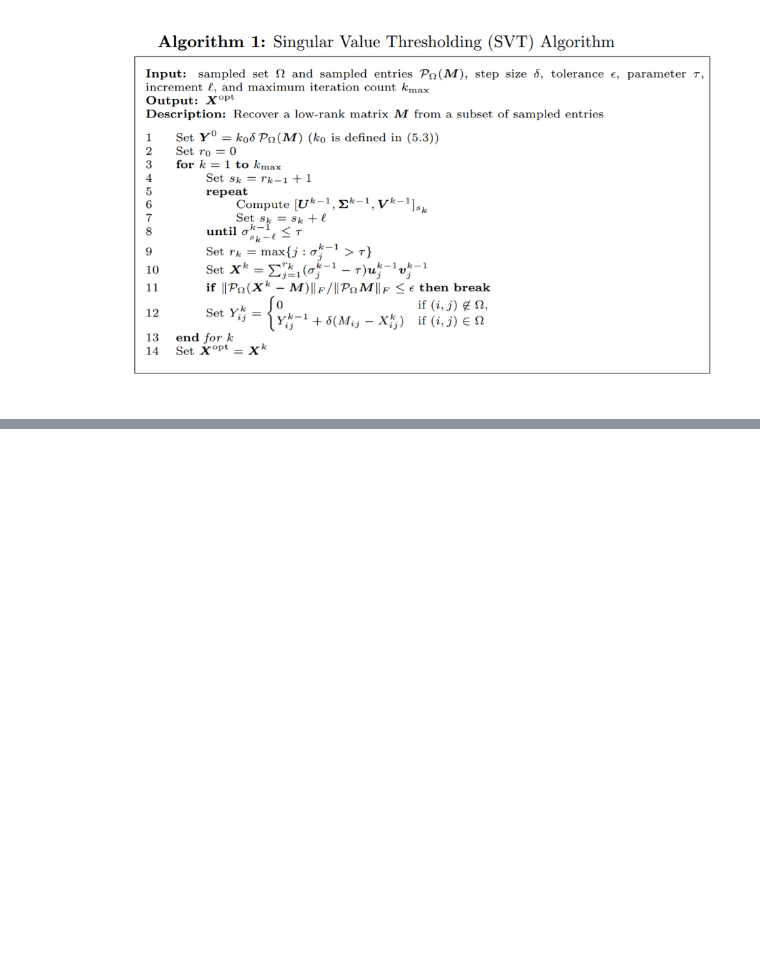
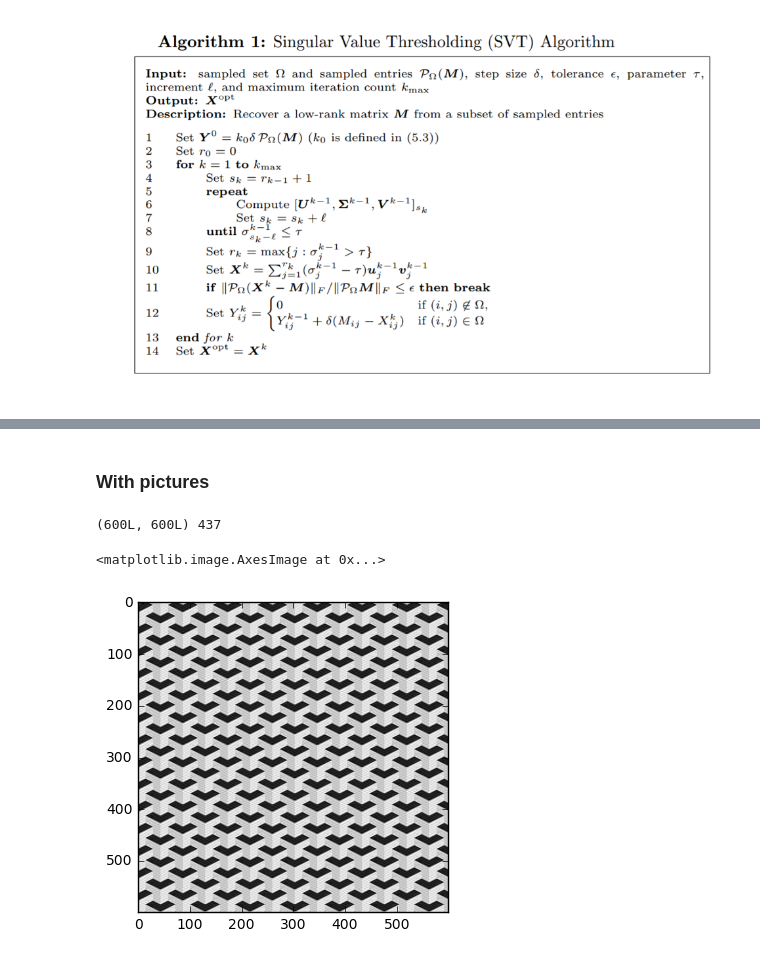
Before and after one commit to a-bochkarev/roy_project, a Jupyter notebook: SVT/SVT.ipynb, the cells around one changed output, grey strips where cells are left out. Saved outputs shown, nothing was run; the diff lists cells and outputs as text; code cells hidden in the pictures; blank space fills up the shorter version.

Commit message:
with pictures

```diff
--- a/SVT/SVT.ipynb
+++ b/SVT/SVT.ipynb
@@ -152,0 +136,24 @@ REPORT:
+# %% [markdown]
+### With pictures
+# %%
+image = io.imread('pattern.jpg')
+image = color.rgb2gray(image)
+image = image.astype(np.float32)
+image = image / np.max(image)
+print image.shape, np.linalg.matrix_rank(image)
+# %% [output]
+(600L, 600L) 437
+# %%
+def reduce_rank(matrix, rank):
+    U, S, V = np.linalg.svd(matrix)
+    U = U[:, :rank].copy()
+    S = S[:rank].copy()
+    V = V[:rank, :].copy()
+
+    return U.dot(np.diag(S).dot(V))
+# %%
+low_rank_image = reduce_rank(image, 10)
+plt.imshow(low_rank_image, cmap='gray')
+# %% [output]
+<matplotlib.image.AxesImage at 0x...>
+[figure, added]
```
Also changed, not shown: parts of 8 cells of this notebook, 1 other file.
